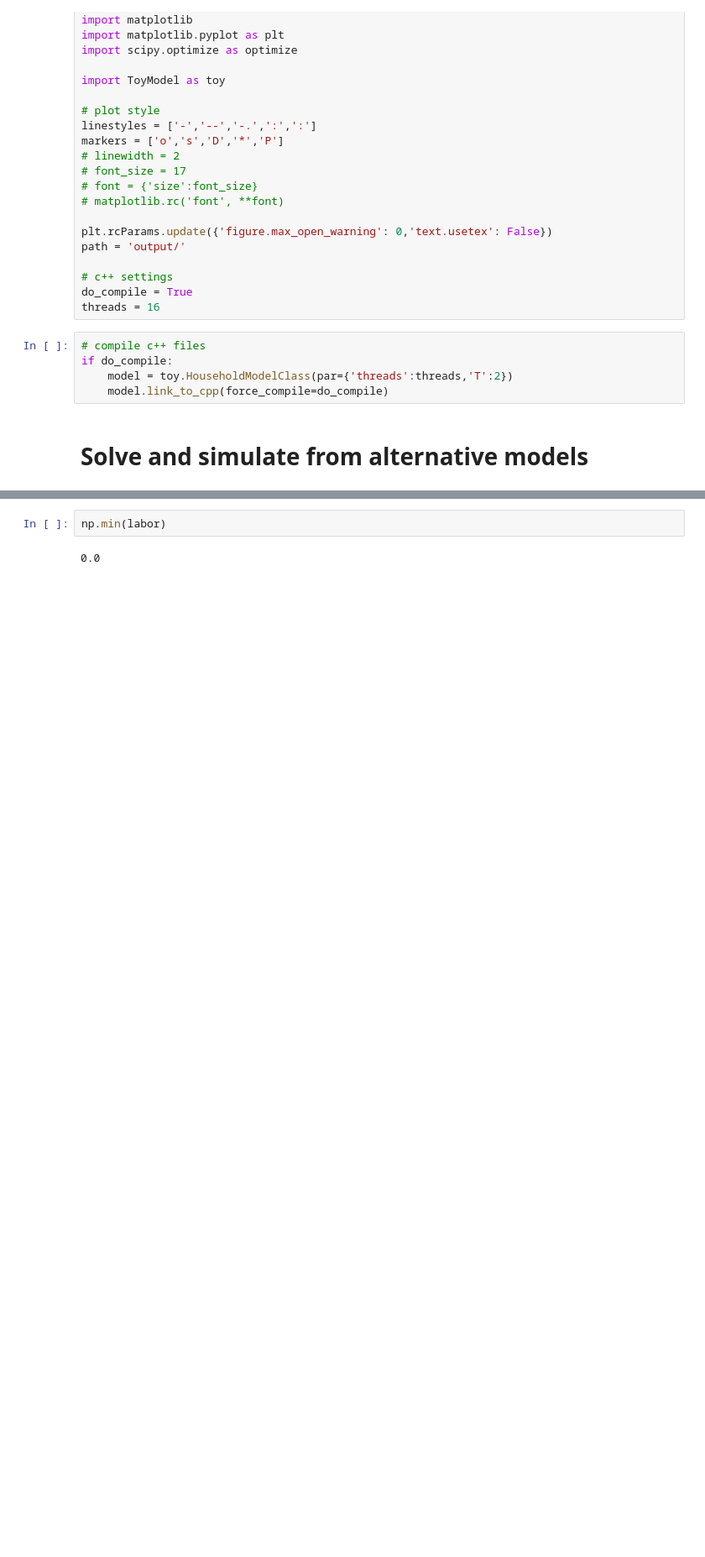
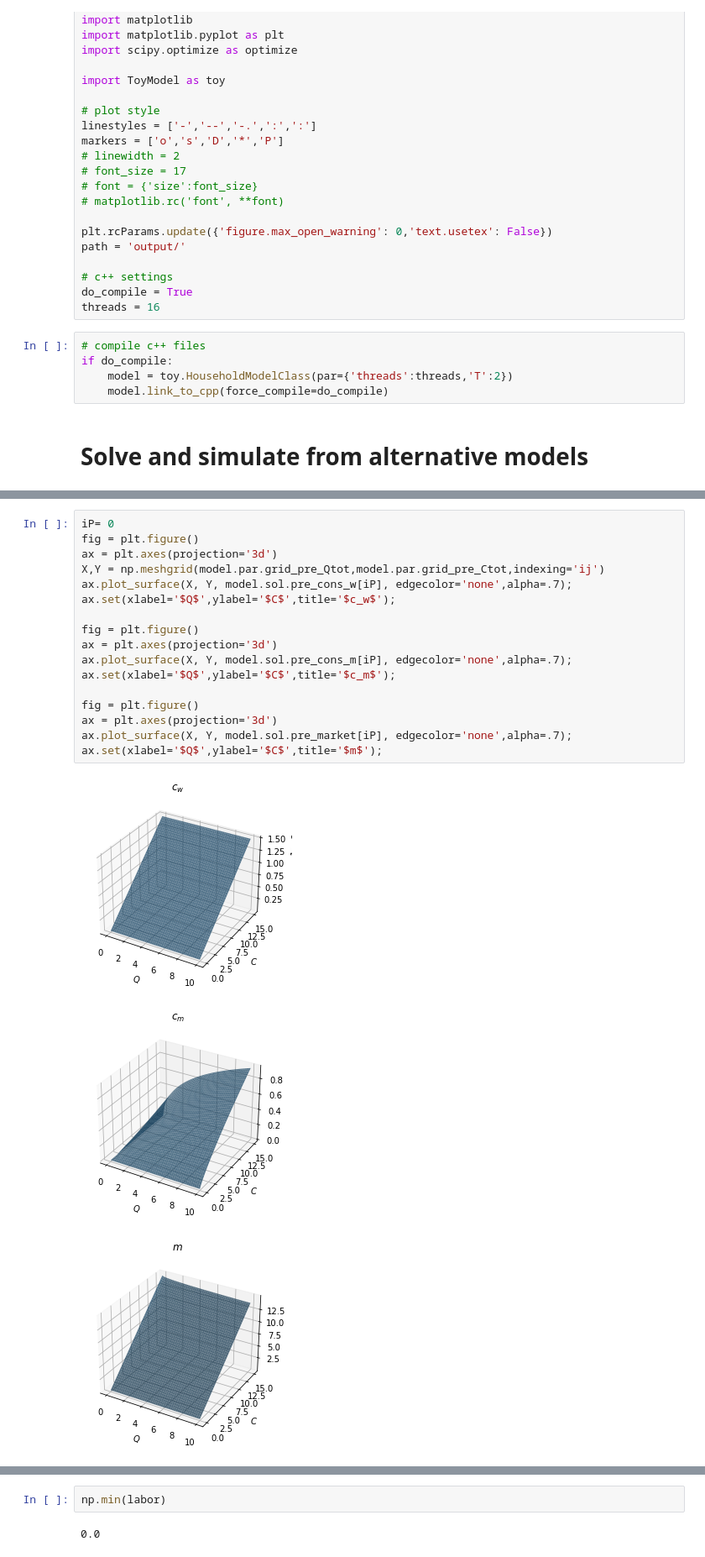
Before and after one commit to ThomasHJorgensen/ToyModel, a Jupyter notebook: Solve Toy Model.ipynb, the cells around one changed output, grey strips where cells are left out. Shown: that part at 84% size. Saved outputs shown, nothing was run; the diff lists cells and outputs as text; blank space fills up the shorter version.

```diff
--- a/Solve Toy Model.ipynb
+++ b/Solve Toy Model.ipynb
@@ -39,3 +39,24 @@ Wall time: 11.8 s
+# %%
+iP= 0
+fig = plt.figure()
+ax = plt.axes(projection='3d')
+X,Y = np.meshgrid(model.par.grid_pre_Qtot,model.par.grid_pre_Ctot,indexing='ij')
+ax.plot_surface(X, Y, model.sol.pre_cons_w[iP], edgecolor='none',alpha=.7);
+ax.set(xlabel='$Q$',ylabel='$C$',title='$c_w$');
+
+fig = plt.figure()
+ax = plt.axes(projection='3d')
+ax.plot_surface(X, Y, model.sol.pre_cons_m[iP], edgecolor='none',alpha=.7);
+ax.set(xlabel='$Q$',ylabel='$C$',title='$c_m$');
+
+fig = plt.figure()
+ax = plt.axes(projection='3d')
+ax.plot_surface(X, Y, model.sol.pre_market[iP], edgecolor='none',alpha=.7);
+ax.set(xlabel='$Q$',ylabel='$C$',title='$m$');
+# %% [output]
+[figure, added]
+[figure, added]
+[figure, added]
 # %%
 t = model.par.T-2
 iK = 5
```
Also changed, not shown: parts of 3 cells of this notebook, 8 other files.
